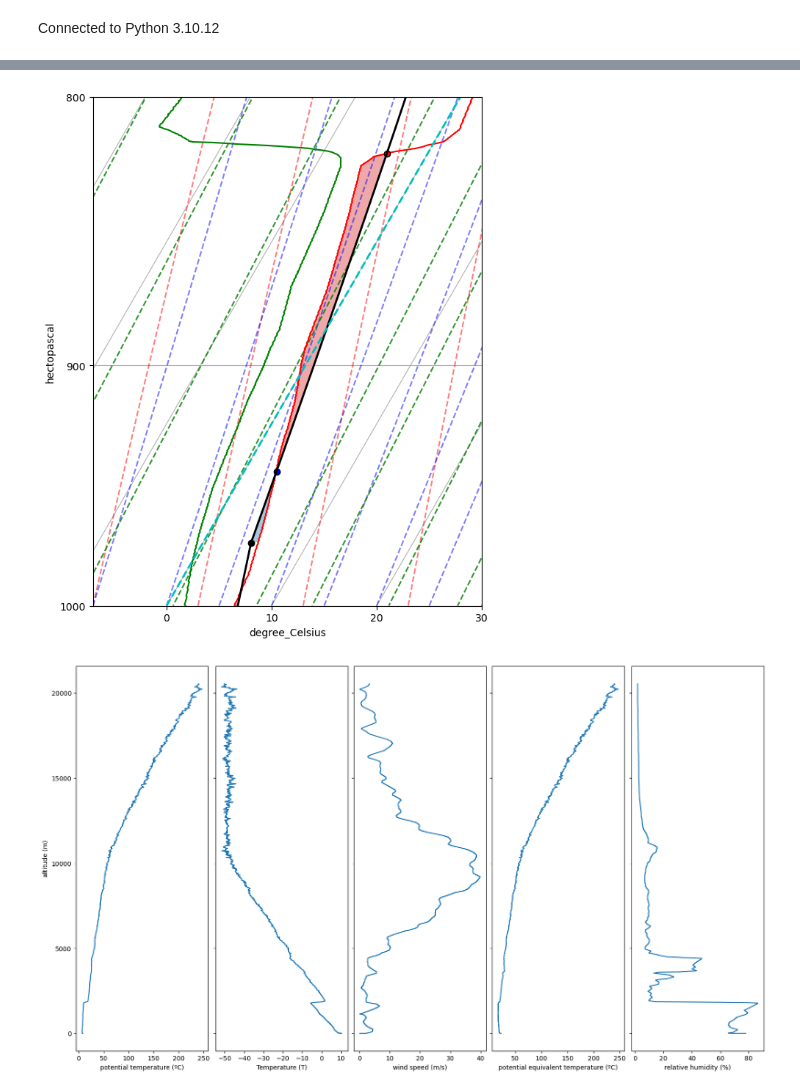
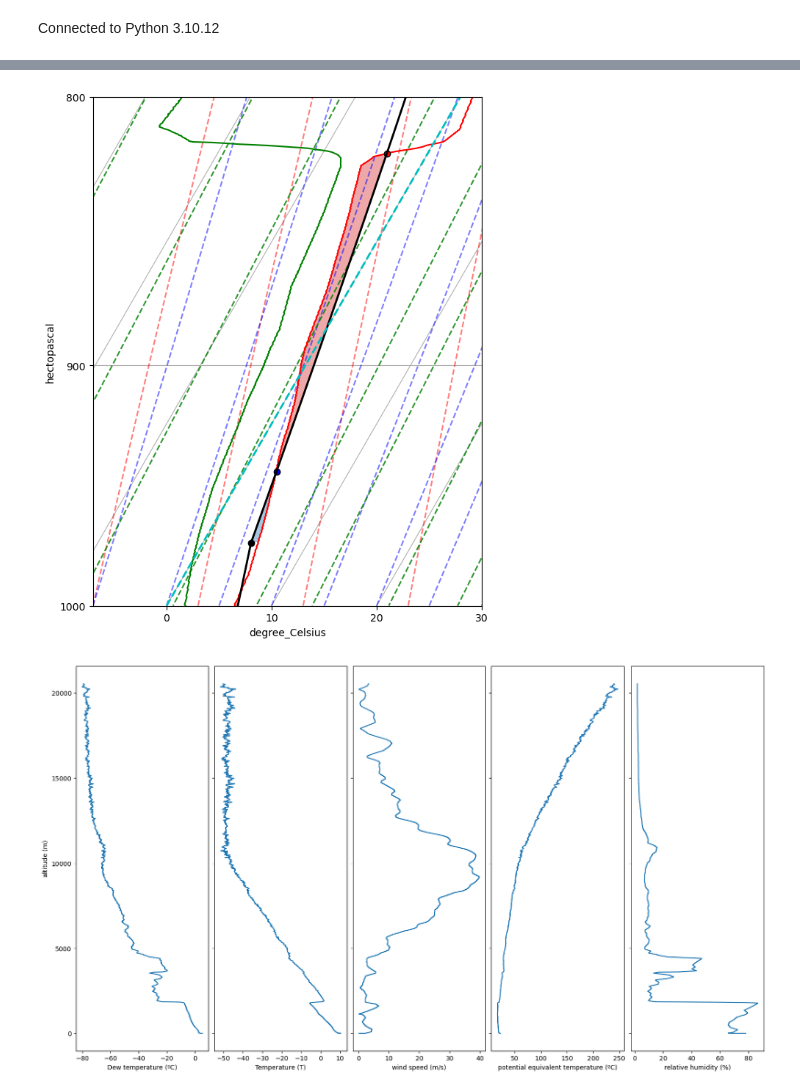
Before and after one commit to vazquezjportillo/SOUNDING_LAB, a Jupyter notebook: Interactive-1.ipynb, the cells around one changed output, grey strips where cells are left out. Saved outputs shown, nothing was run; the diff lists cells and outputs as text; code cells hidden in the pictures.

```diff
--- a/Interactive-1.ipynb
+++ b/Interactive-1.ipynb
@@ -454,13 +456,13 @@ U = metcalc.specific_humidity_from_dewpoint(p,Td)   #Specific humidity
 
 skew_fig(500,1000,700,-40,60,p,T,Td,True,True)
 unstable_profiles_fig(z,theta,Ur,U,ws,layer_z=2000)
-skew_fig(500,1000,800,-20,30,p,T,Td,True)
+skew_fig(500,1000,800,-7,30,p,T,Td,True)
 
 
 
 fig, (ax1, ax2, ax3, ax4, ax5) = plt.subplots(1, 5, figsize=(16,9),layout='constrained', sharey=True)
-ax1.plot(theta, z)
-ax1.set_xlabel('potential temperature (ºC)')
+ax1.plot(Td, z)
+ax1.set_xlabel('Dew temperature (ºC)')
 ax1.set_ylabel('altitude (m)')
 
 ax2.plot(T, z)
@@ -475,6 +477,7 @@ ax4.set_xlabel('potential equivalent temperature (ºC)')
 ax5.plot(Ur, z)
 ax5.set_xlabel('relative humidity (%)')
 
+
 plt.show()
 # %% [output]
 [figure]
@@ -1176,33 +697,34 @@ theta_e = theta_e.to("degC")    #Conversion of potential temperature to degrees
 u, v = metcalc.wind_components(ws, wd)  #Velocity vector compounds
 U = metcalc.specific_humidity_from_dewpoint(p,Td)   #Specific humidity
 #-----------------------------------------------------------
 
 skew_fig(500,1000,700,-40,60,p,T,Td,True,True)
 unstable_profiles_fig(z,theta,Ur,U,ws,layer_z=2000)
 skew_fig(500,1000,800,-7,30,p,T,Td,True)
 
 
 
 fig, (ax1, ax2, ax3, ax4, ax5) = plt.subplots(1, 5, figsize=(16,9),layout='constrained', sharey=True)
-ax1.plot(theta, z)
-ax1.set_xlabel('potential temperature (ºC)')
+ax1.plot(Td, z)
+ax1.set_xlabel('Dew temperature (ºC)')
 ax1.set_ylabel('altitude (m)')
 
 ax2.plot(T, z)
 ax2.set_xlabel('Temperature (T)')
 
 ax3.plot(ws, z)
 ax3.set_xlabel('wind speed (m/s)')
 
 ax4.plot(theta_e, z)
 ax4.set_xlabel('potential equivalent temperature (ºC)')
 
 ax5.plot(Ur, z)
 ax5.set_xlabel('relative humidity (%)')
 
+
 plt.show()
 # %% [output]
 [figure]
 [figure]
 [figure]
-[figure, old version]
+[figure, new version]
```
Also changed, not shown: parts of 4 cells of this notebook, 5 other files.
